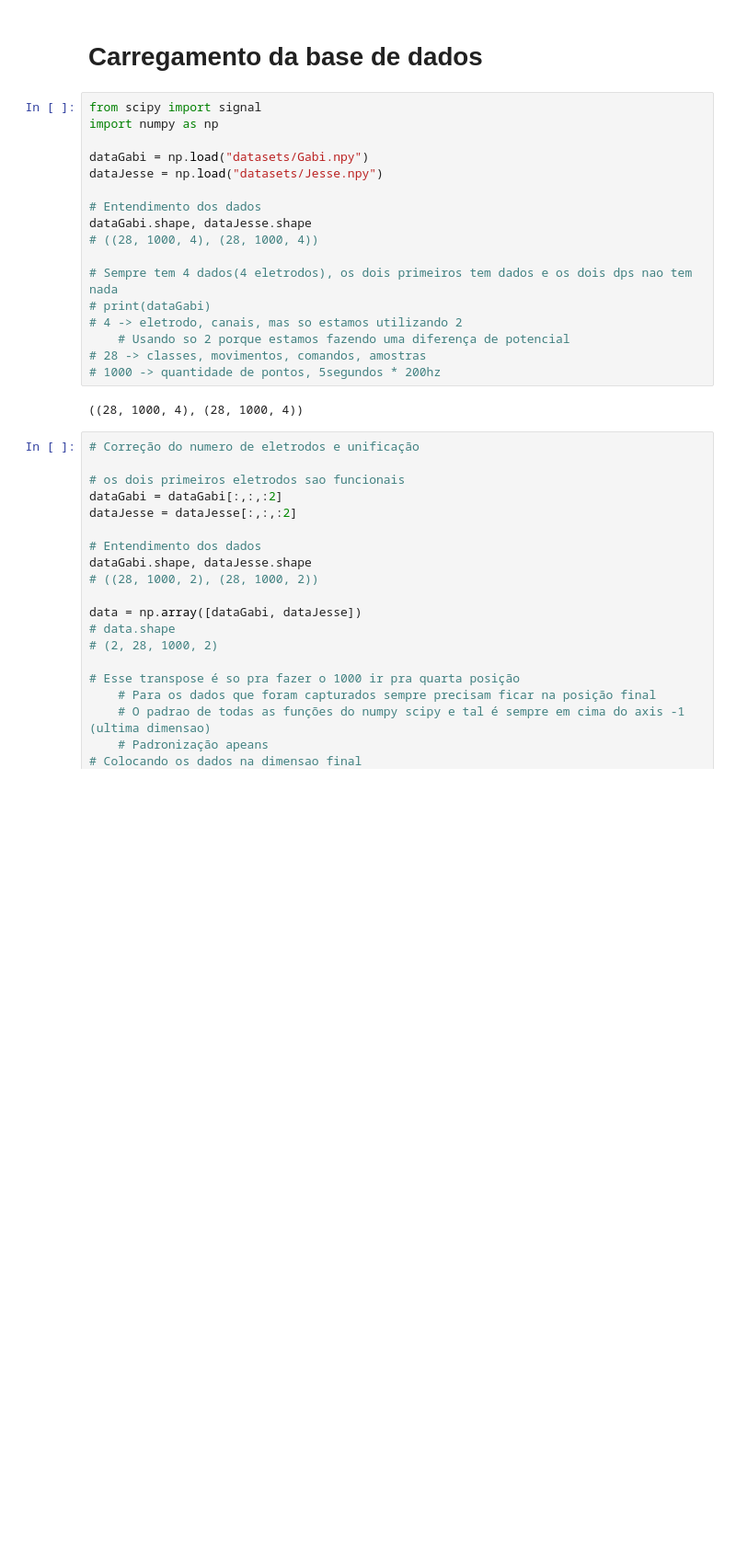
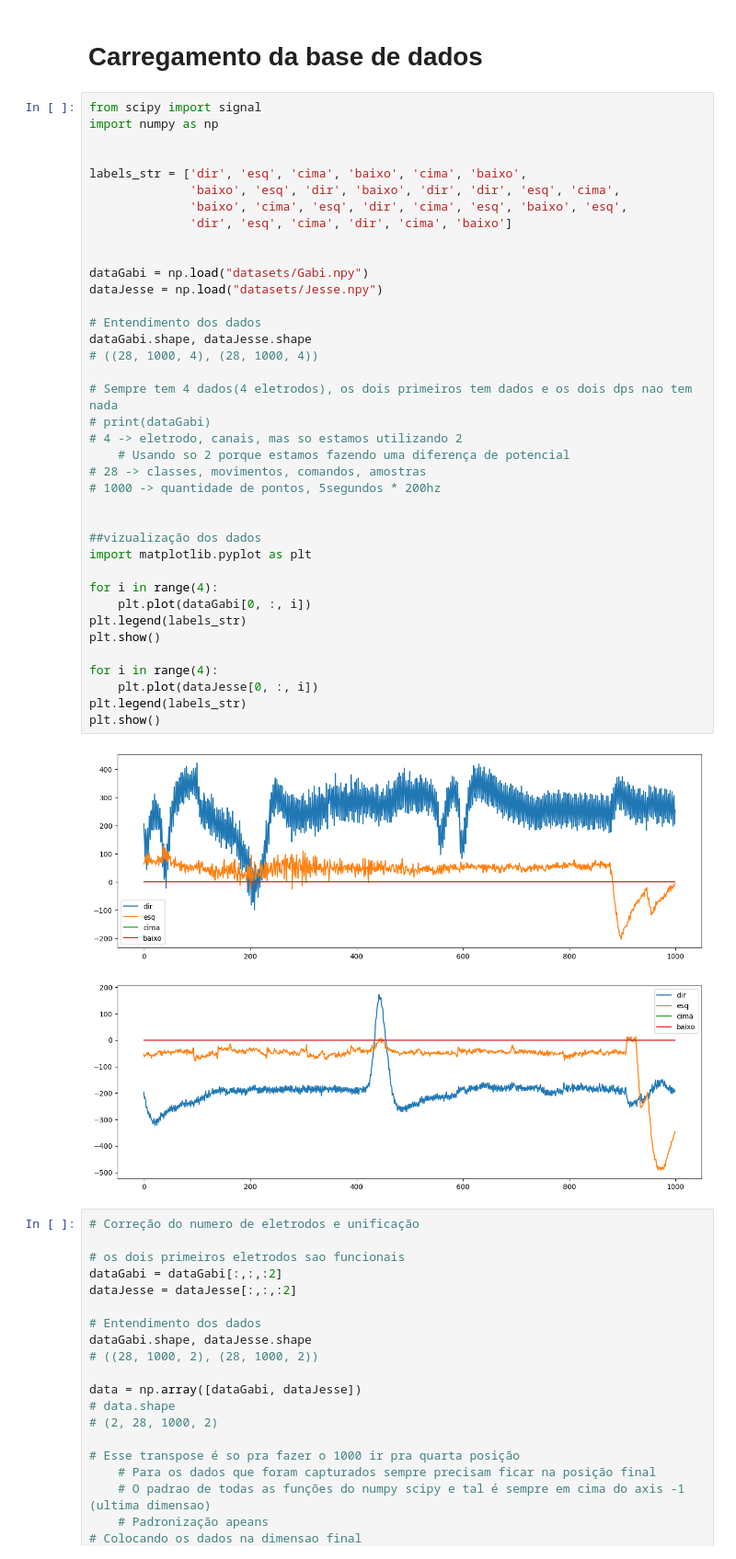
Before and after one commit to caiotheodoro/patter-recog, a Jupyter notebook: EOG/prepare.ipynb, the cells around one changed output. Shown at 92% size. Saved outputs shown, nothing was run; the diff lists cells and outputs as text; blank space fills up the shorter version.

```diff
--- a/EOG/prepare.ipynb
+++ b/EOG/prepare.ipynb
@@ -12,22 +12,44 @@
 # %%
 from scipy import signal
 import numpy as np
+
+
+labels_str = ['dir', 'esq', 'cima', 'baixo', 'cima', 'baixo',
+              'baixo', 'esq', 'dir', 'baixo', 'dir', 'dir', 'esq', 'cima',
+              'baixo', 'cima', 'esq', 'dir', 'cima', 'esq', 'baixo', 'esq',
+              'dir', 'esq', 'cima', 'dir', 'cima', 'baixo']
+
 
 dataGabi = np.load("datasets/Gabi.npy")
 dataJesse = np.load("datasets/Jesse.npy")
 
 # Entendimento dos dados
 dataGabi.shape, dataJesse.shape
 # ((28, 1000, 4), (28, 1000, 4))
 
 # Sempre tem 4 dados(4 eletrodos), os dois primeiros tem dados e os dois dps nao tem nada
 # print(dataGabi)
 # 4 -> eletrodo, canais, mas so estamos utilizando 2
     # Usando so 2 porque estamos fazendo uma diferença de potencial
 # 28 -> classes, movimentos, comandos, amostras
 # 1000 -> quantidade de pontos, 5segundos * 200hz
+
+
+##vizualização dos dados
+import matplotlib.pyplot as plt
+
+for i in range(4):
+    plt.plot(dataGabi[0, :, i])
+plt.legend(labels_str)
+plt.show()
+
+for i in range(4):
+    plt.plot(dataJesse[0, :, i])
+plt.legend(labels_str)
+plt.show()
 # %% [output]
-((28, 1000, 4), (28, 1000, 4))
+[figure, added]
+[figure, added]
 # %%
 # Correção do numero de eletrodos e unificação
 
```
Also changed, not shown: parts of 5 cells of this notebook, 3 other files.
